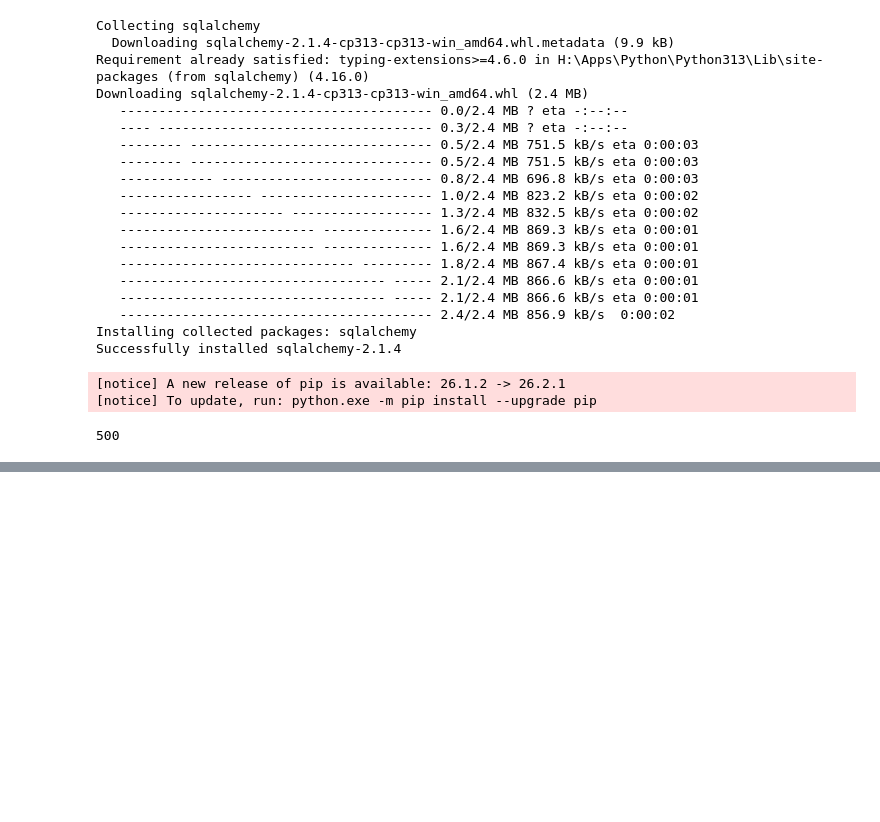
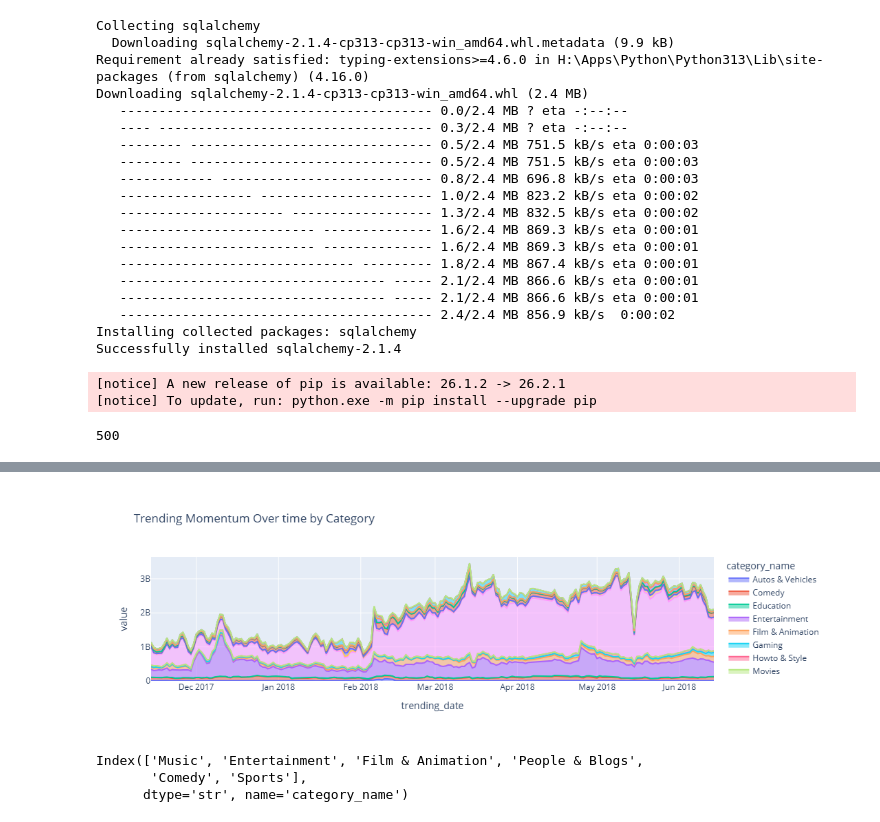
Before and after one commit to ualiurrahat/youtube-data-analytics, a Jupyter notebook: youtube_data_analytics.ipynb, the cells around one changed output, grey strips where cells are left out. Cells and saved outputs as stored; diff of their text form; code cells hidden in the pictures; blank space fills up the shorter version.

Commit message:
Add category mapping and trending momentum area charts

```diff
--- a/youtube_data_analytics.ipynb
+++ b/youtube_data_analytics.ipynb
@@ -419,0 +507,5 @@ full_df[0:500].to_sql('Users', con = engine, if_exists="replace")
+# %%
+cat_dict = {}
+
+for item in data["items"]:
+    cat_dict[int(item['id'])] = item['snippet']['title']
@@ -419,0 +532,2 @@ full_df[0:500].to_sql('Users', con = engine, if_exists="replace")
+# %%
+full_df["category_name"] = full_df["category_id"].map(cat_dict)
@@ -419,0 +541,13 @@ full_df[0:500].to_sql('Users', con = engine, if_exists="replace")
+# %%
+pivot_df = full_df.groupby(["trending_date", "category_name"])["views"].sum().unstack(fill_value = 0)
+# %%
+area_chart = px.area(
+    data_frame=pivot_df,
+    x = pivot_df.index,
+    y = pivot_df.columns,
+    title = "Trending Momentum Over time by Category"
+)
+# %%
+area_chart
+# %% [output]
+[figure, added]
@@ -419,0 +556,6 @@ full_df[0:500].to_sql('Users', con = engine, if_exists="replace")
+# %%
+top_categories
+# %% [output]
+Index(['Music', 'Entertainment', 'Film & Animation', 'People & Blogs',
+       'Comedy', 'Sports'],
+      dtype='str', name='category_name')
```
Also changed, not shown: parts of 15 cells of this notebook.
